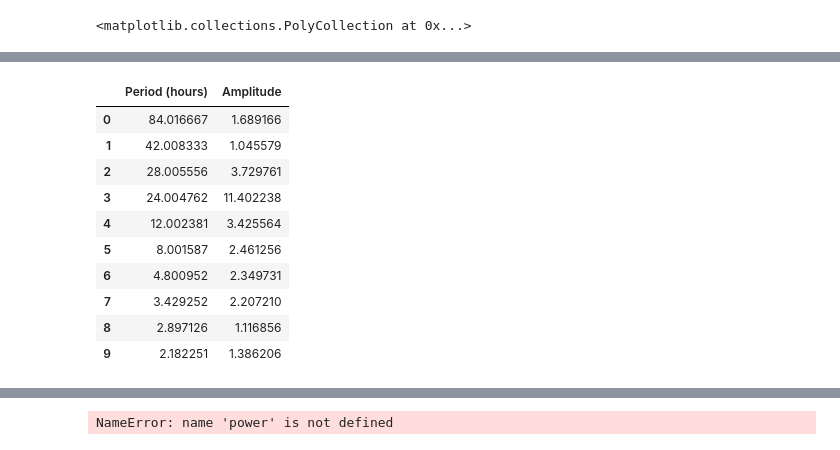
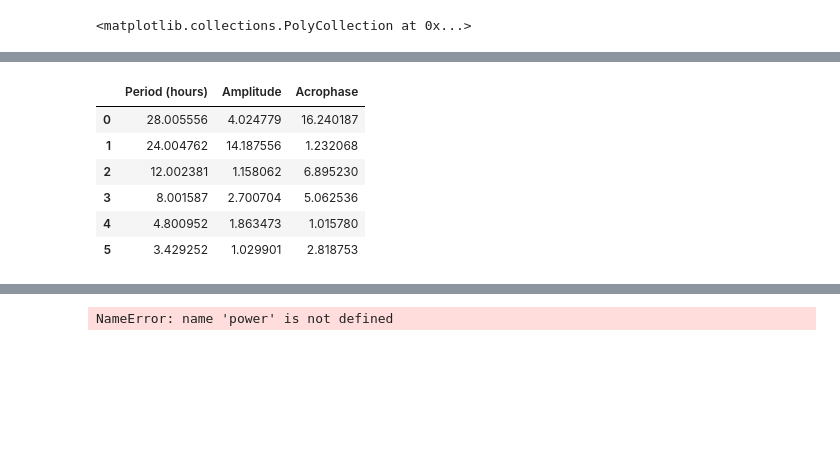
Before and after one commit to raffaelemazziotti/thermal_labeler, a Jupyter notebook: analysis_dask_2.ipynb, the cells around one changed output, grey strips where cells are left out. Saved outputs shown, nothing was run; the diff lists cells and outputs as text; code cells hidden in the pictures; blank space fills up the shorter version.

Commit message:
periodogram

```diff
--- a/analysis_dask_2.ipynb
+++ b/analysis_dask_2.ipynb
@@ -84,16 +74,16 @@ data.reset_index().loc[1430:1450]
 %matplotlib notebook
 fig,ax = plt.subplots(2,1)
 
-temperature = data['temp_rt_delta'].reset_index(drop=True).rolling(5,min_periods=1,center=True).median()
+temperature = min_data['temp_rt_delta'].reset_index(drop=True).rolling(5,min_periods=1,center=True).median()
 ax[0].plot(temperature)
 ax[0].axhline(0,color='k',linestyle='--')
 lims = ax[0].get_ylim()
-ax[0].fill_between(temperature.index, lims[0], lims[1],where= data['isDay'].reset_index(drop=True)<.00001,alpha=.2)
+ax[0].fill_between(temperature.index, lims[0], lims[1],where= min_data['isDay'].reset_index(drop=True)<.00001,alpha=.2)
 
-motion = data['distance'].reset_index(drop=True).rolling(5,min_periods=1,center=True).median()
+motion = min_data['distance'].reset_index(drop=True).rolling(5,min_periods=1,center=True).median()
 ax[1].plot(motion)
 lims = ax[1].get_ylim()
-ax[1].fill_between(temperature.index, lims[0], lims[1],where= data['isDay'].reset_index(drop=True)<.00001,alpha=.2)
+ax[1].fill_between(temperature.index, lims[0], lims[1],where= min_data['isDay'].reset_index(drop=True)<.00001,alpha=.2)
 # %% [output]
 [interactive output not drawn]
 [interactive output not drawn]
@@ -103,61 +111,54 @@ ax[1].fill_between(temperature.index, lims[0], lims[1],where= data['isDay'].rese
 
 import numpy as np
 import matplotlib.pyplot as plt
-from scipy import signal
+from scipy import signal, fft
 from statsmodels.stats.multitest import fdrcorrection
 
-# Generate a sample signal
-fs = 60  # Sample rate (Hz) - equivalent to 1 hour
+
+fs = 60
 x = temperature
 
-# Compute the periodogram using the Welch method
-#frequencies, power_spectrum = signal.welch(x, fs, nperseg=1440*3)
 frequencies, power_spectrum = signal.periodogram(x, fs)
-
+frequencies = frequencies[:-1]
+power_spectrum = power_spectrum[:-1]
 period = 1 / frequencies
 
 sel = period <= 96
 power_spectrum = power_spectrum[sel]
 period = period[sel]
 
-#p, _ = signal.find_peaks(power_spectrum)
-#threshold = np.mean(power_spectrum[p]) * (np.std(power_spectrum[p]) * 35)
+phase_spectrum = np.angle(fft.fft(x.values))
+freq_fft = np.fft.fftfreq(len(x), 1/fs)
+freq_pos = freq_fft >= 0
+freq_fft = freq_fft[freq_pos]
+phase_spectrum = phase_spectrum[freq_pos]
+phase_spectrum = phase_spectrum[sel]
 
-#peaks, _ = signal.find_peaks(power_spectrum, height=threshold)
-#peak_amplitudes = power_spectrum[peaks]
-#sorted_indices = np.argsort(peak_amplitudes)[::-1]  # Sort indices in descending order
 p_values = 1 - power_spectrum  # Convert power values to p-values
 rejected, _ = fdrcorrection(p_values)
-#threshold = np.max(power_spectrum[rejected])
 
-# Extract the sorted peaks and amplitudes
 sorted_peaks = period[rejected]
 sorted_amplitudes = power_spectrum[rejected]
-peaks_signi = pd.DataFrame({'Period (hours)': sorted_peaks, 'Amplitude': sorted_amplitudes})
-
-# Plot the periodogram
+sorted_phase = np.mod((2 * np.pi - phase_spectrum[rejected]) / (2 * np.pi) * period[rejected], period[rejected])
+peaks_signi = pd.DataFrame({'Period (hours)': sorted_peaks, 'Amplitude': sorted_amplitudes, 'Acrophase': sorted_phase})
 plt.figure()
 plt.plot(period, power_spectrum)
-#plt.axhline(threshold, color='k', linestyle='--')
+
 plt.plot(period[rejected], power_spectrum[rejected], 's')
 
 plt.xlabel('Period (Hours)')
 plt.ylabel('Power Spectral Density')
 plt.title('Periodogram')
 
 
 peaks_signi
 # %% [output]
 [interactive output not drawn]
 [interactive output not drawn]
-|  | Period (hours) | Amplitude |
-| 0 | 84.016667 | 1.689166 |
-| 1 | 42.008333 | 1.045579 |
-| 2 | 28.005556 | 3.729761 |
-| 3 | 24.004762 | 11.402238 |
-| 4 | 12.002381 | 3.425564 |
-| 5 | 8.001587 | 2.461256 |
-| 6 | 4.800952 | 2.349731 |
-| 7 | 3.429252 | 2.207210 |
-| 8 | 2.897126 | 1.116856 |
-| 9 | 2.182251 | 1.386206 |
+|  | Period (hours) | Amplitude | Acrophase |
+| 0 | 28.005556 | 4.024779 | 16.240187 |
+| 1 | 24.004762 | 14.187556 | 1.232068 |
+| 2 | 12.002381 | 1.158062 | 6.895230 |
+| 3 | 8.001587 | 2.700704 | 5.062536 |
+| 4 | 4.800952 | 1.863473 | 1.015780 |
+| 5 | 3.429252 | 1.029901 | 2.818753 |
```
Also changed, not shown: parts of 4 cells of this notebook.
